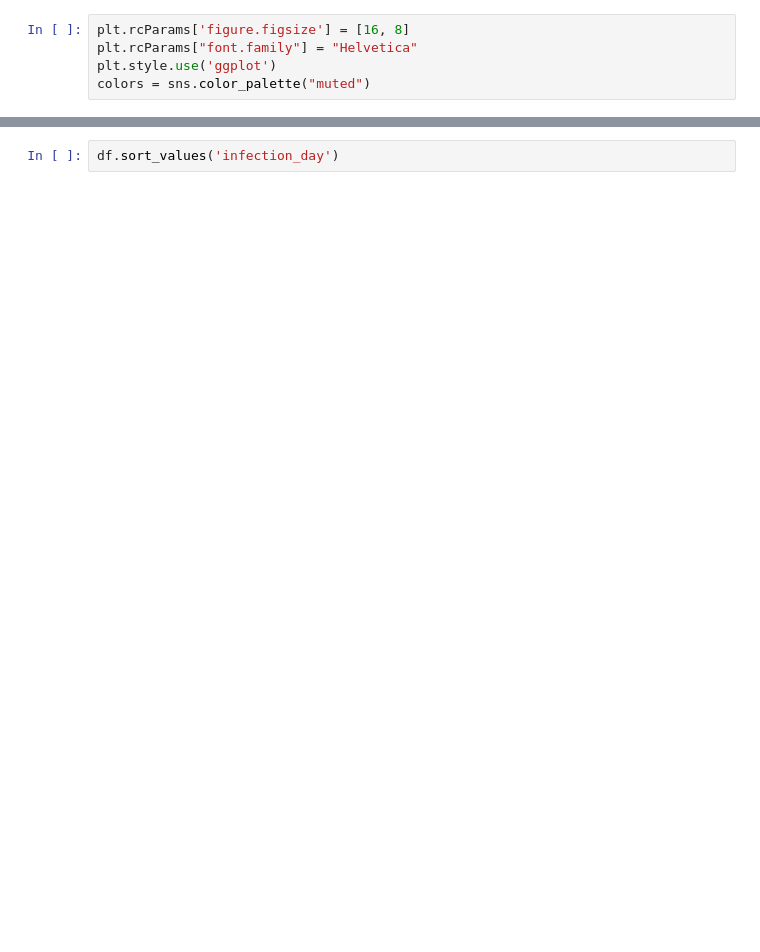
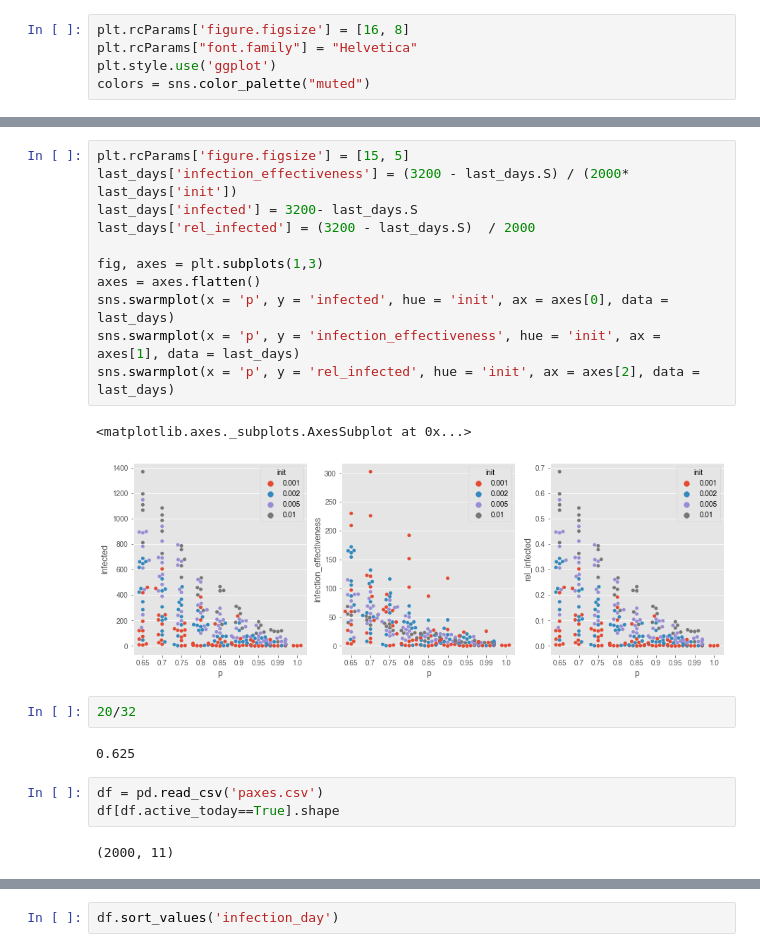
Before and after one commit to RafalKucharskiPK/ExMAS, a Jupyter notebook: ExMAS/spinoffs/corona_plots.ipynb, the cells around one changed output, grey strips where cells are left out. Saved outputs shown, nothing was run; the diff lists cells and outputs as text; blank space fills up the shorter version.

```diff
--- a/ExMAS/spinoffs/corona_plots.ipynb
+++ b/ExMAS/spinoffs/corona_plots.ipynb
@@ -25,0 +105,23 @@ colors = sns.color_palette("muted")
+# %%
+plt.rcParams['figure.figsize'] = [15, 5]
+last_days['infection_effectiveness'] = (3200 - last_days.S) / (2000* last_days['init'])
+last_days['infected'] = 3200- last_days.S
+last_days['rel_infected'] = (3200 - last_days.S)  / 2000
+
+fig, axes = plt.subplots(1,3)
+axes = axes.flatten()
+sns.swarmplot(x = 'p', y = 'infected', hue = 'init', ax = axes[0], data = last_days)
+sns.swarmplot(x = 'p', y = 'infection_effectiveness', hue = 'init', ax = axes[1], data = last_days)
+sns.swarmplot(x = 'p', y = 'rel_infected', hue = 'init', ax = axes[2], data = last_days)
+# %% [output]
+<matplotlib.axes._subplots.AxesSubplot at 0x...>
+[figure, added]
+# %%
+20/32
+# %% [output]
+0.625
+# %%
+df = pd.read_csv('paxes.csv')
+df[df.active_today==True].shape
+# %% [output]
+(2000, 11)
```
Also changed, not shown: parts of 14 cells of this notebook, 3 other files.
